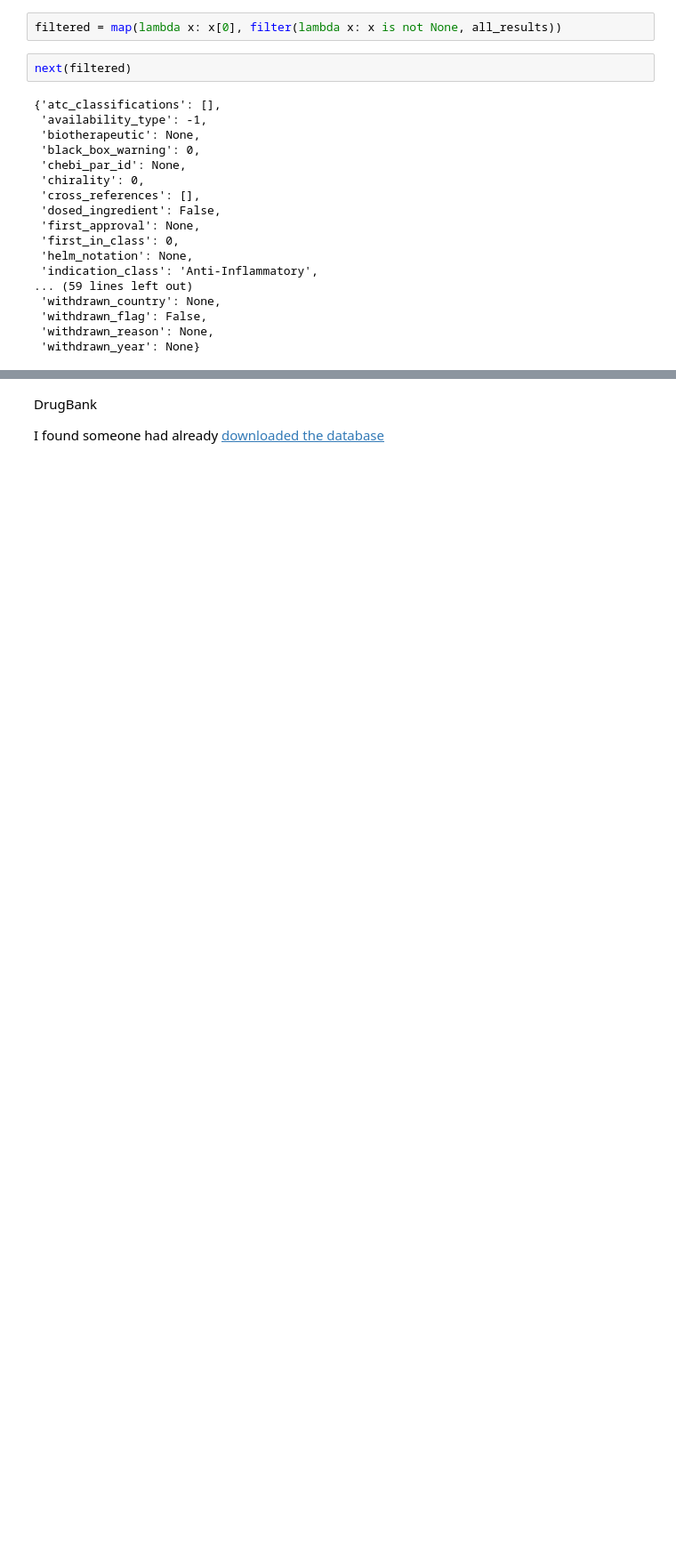
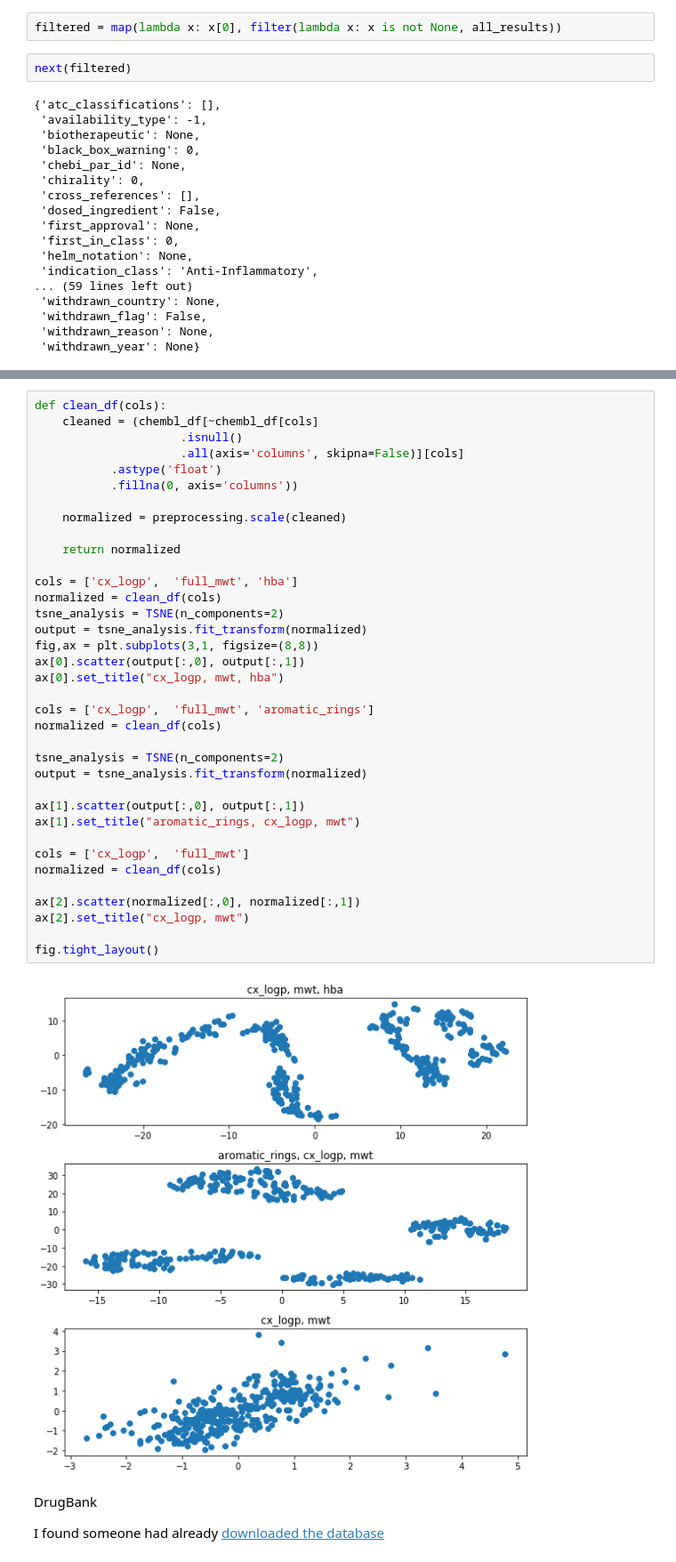
Before and after one commit to ahy3nz/ahy3nz.github.io, a Jupyter notebook: files/notebooks/2020-05-06-study_covid_moonshot.ipynb, the cells around one changed output, grey strips where cells are left out. Shown: that part at 89% size. Cells and saved outputs as stored; diff of their text form; blank space fills up the shorter version.

```diff
--- a/files/notebooks/2020-05-06-study_covid_moonshot.ipynb
+++ b/files/notebooks/2020-05-06-study_covid_moonshot.ipynb
@@ -353,3 +463,41 @@ chembl_df.head()
+# %%
+def clean_df(cols):
+    cleaned = (chembl_df[~chembl_df[cols]
+                     .isnull()
+                     .all(axis='columns', skipna=False)][cols]
+           .astype('float')
+           .fillna(0, axis='columns'))
+
+    normalized = preprocessing.scale(cleaned)
+
+    return normalized
+
+cols = ['cx_logp',  'full_mwt', 'hba']
+normalized = clean_df(cols)
+tsne_analysis = TSNE(n_components=2)
+output = tsne_analysis.fit_transform(normalized)
+fig,ax = plt.subplots(3,1, figsize=(8,8))
+ax[0].scatter(output[:,0], output[:,1])
+ax[0].set_title("cx_logp, mwt, hba")
+
+cols = ['cx_logp',  'full_mwt', 'aromatic_rings']
+normalized = clean_df(cols)
+
+tsne_analysis = TSNE(n_components=2)
+output = tsne_analysis.fit_transform(normalized)
+
+ax[1].scatter(output[:,0], output[:,1])
+ax[1].set_title("aromatic_rings, cx_logp, mwt")
+
+cols = ['cx_logp',  'full_mwt']
+normalized = clean_df(cols)
+
+ax[2].scatter(normalized[:,0], normalized[:,1])
+ax[2].set_title("cx_logp, mwt")
+
+fig.tight_layout()
+# %% [output]
+[figure, added]
 # %% [markdown]
 DrugBank
 
```
Also changed, not shown: parts of 18 cells of this notebook, 4 other files.
